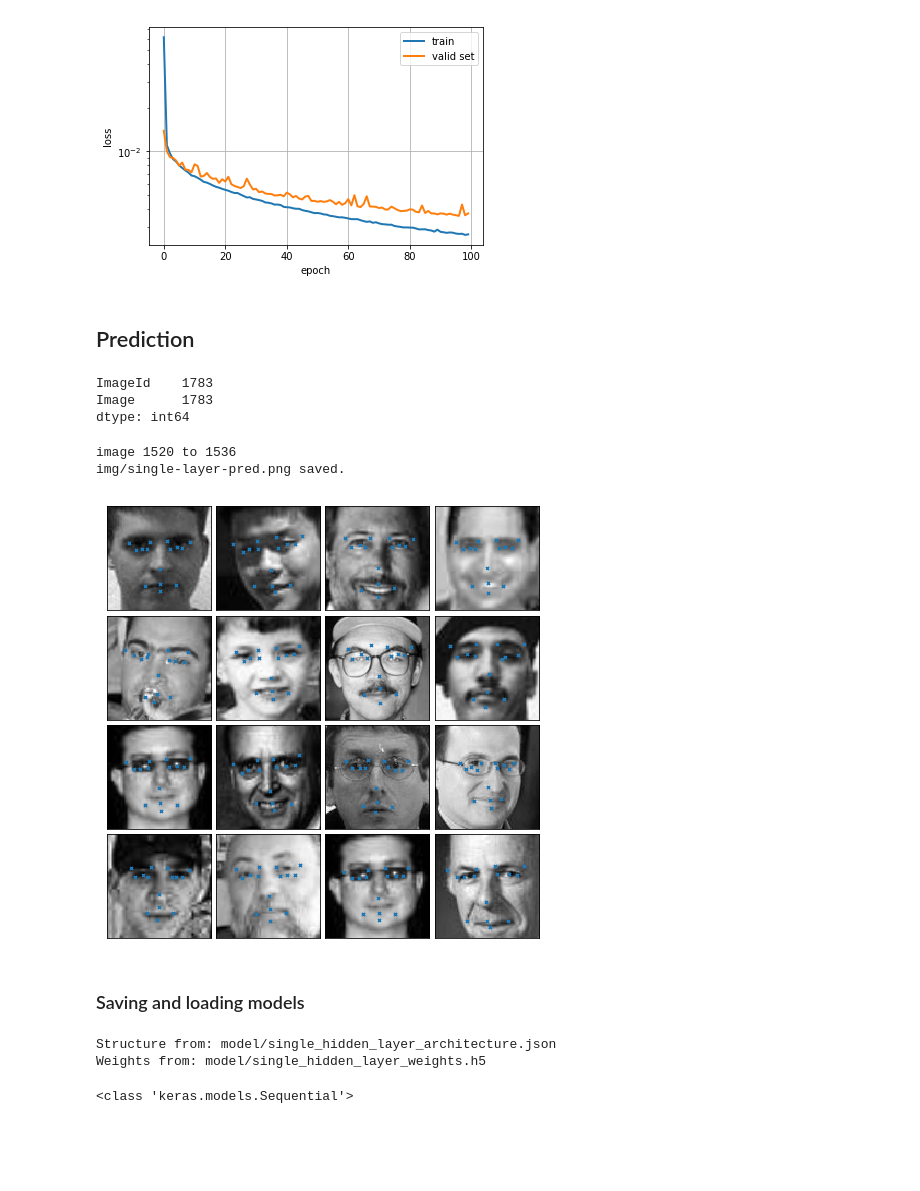
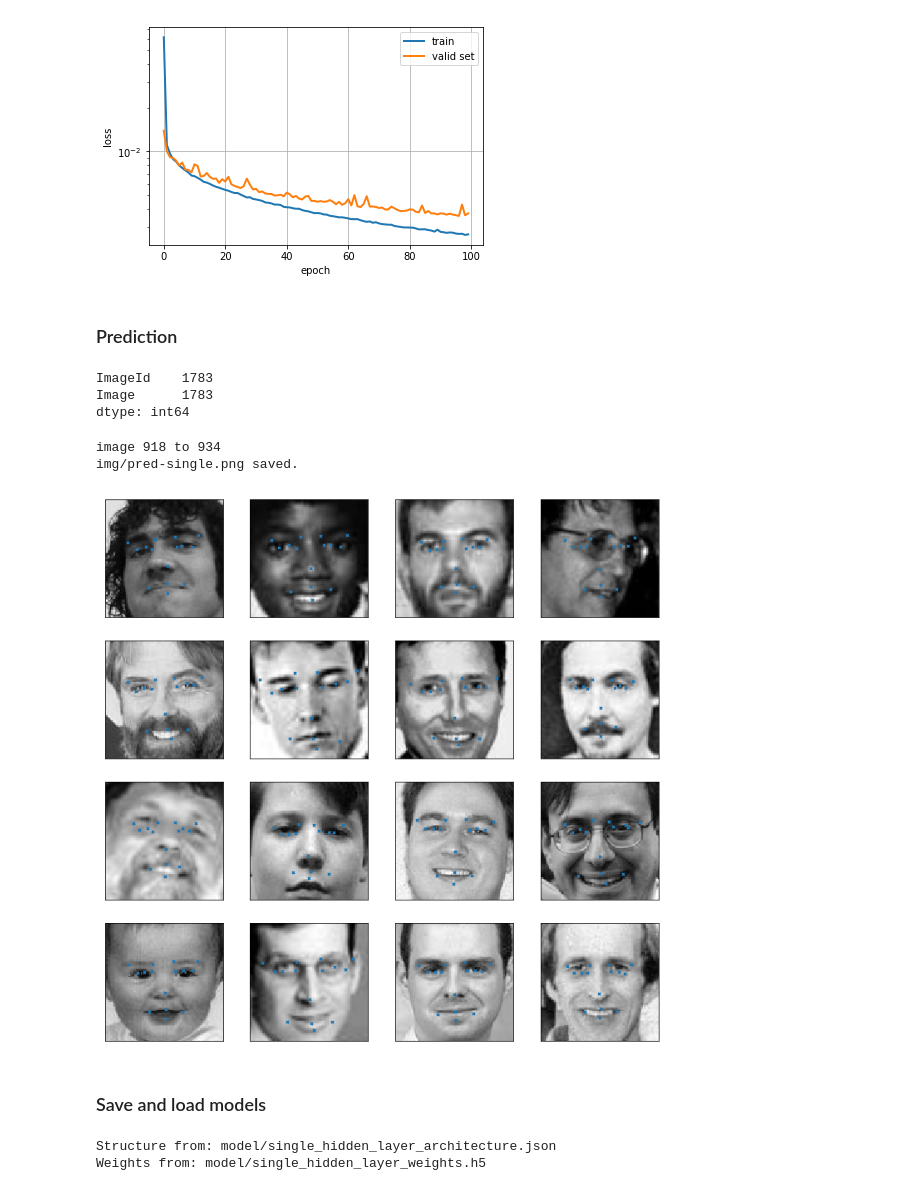
Before and after one commit to ricefryegg/Kaggle-Facial-Keypoints-Detection, a Jupyter notebook: Main.ipynb, the cells around one changed output. Saved outputs shown, nothing was run; the diff lists cells and outputs as text; code cells hidden in the pictures; blank space fills up the shorter version.

```diff
--- a/Main.ipynb
+++ b/Main.ipynb
@@ -30,7 +36,7 @@ importlib.reload(utils)
 trainlib = 'training.csv'
 testlib  = 'test.csv'
 
-(X, y) = utils.loadsets(trainlib)
+(X, y) = utils.loadset(trainlib)
 
 print()
 print("X.shape == {}; X.min == {:.3f}; X.max == {:.3f}".format(X.shape, X.min(), X.max()))
@@ -99,7 +101,7 @@ utils.histplot(hist, save='img/single-layer-test.png', show=True)
 img/single-layer-test.png saved.
 [figure]
 # %% [markdown]
-## Prediction
+### Prediction
 # %%
 # prediction
 import utils, importlib
@@ -117,15 +119,15 @@ dtype: int64
 # %%
 # show
 import utils, importlib
 importlib.reload(utils)
 
-utils.predplot(xtest, ypred, save='img/single-layer-pred.png', show=True)
+utils.predplot(xtest, ypred, save='img/pred-single.png', show=True)
 # %% [output]
-image 1520 to 1536
-img/single-layer-pred.png saved.
+image 918 to 934
+img/pred-single.png saved.
-[figure, old version]
+[figure, new version]
 # %% [markdown]
-### Saving and loading models
+### Save and load models
 # %%
 # save model
 import utils, importlib
@@ -141,7 +143,3 @@ model = utils.loadmodel(frame, weights, toprint=True)
 # %% [output]
 Structure from: model/single_hidden_layer_architecture.json
 Weights from: model/single_hidden_layer_weights.h5
-# %%
-print(type(model))
-# %% [output]
-<class 'keras.models.Sequential'>
```
Also changed, not shown: parts of 30 cells of this notebook, 10 other files.
